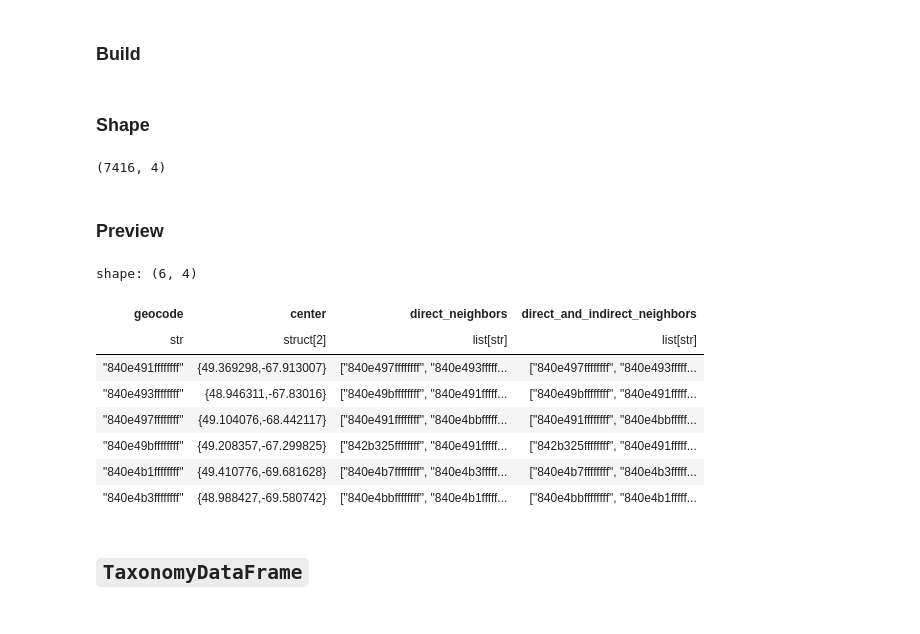
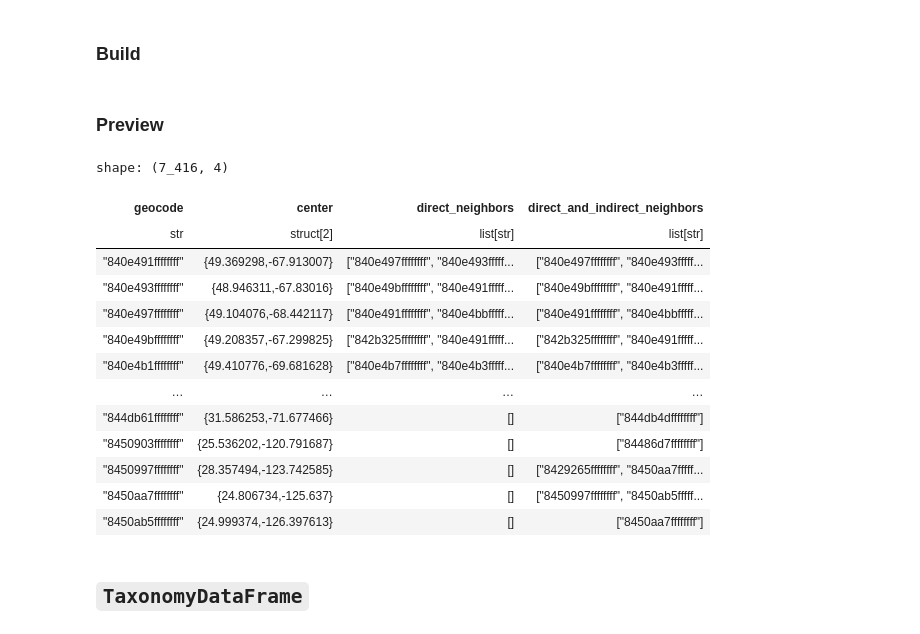
Before and after one commit to frewsxcv/citizen-science-bioregionalization, a Jupyter notebook: Workspace.ipynb, the cells around one changed output. Saved outputs shown, nothing was run; the diff lists cells and outputs as text; code cells hidden in the pictures.

```diff
--- a/Workspace.ipynb
+++ b/Workspace.ipynb
@@ -53,26 +61,25 @@ geocode_dataframe = GeocodeDataFrame.build(
     darwin_core_csv_lazy_frame,
     geocode_precision,
 )
-# %% [markdown]
-### Shape
-# %%
-geocode_dataframe.df.shape
-# %% [output]
-(7416, 4)
 # %% [markdown]
 ### Preview
 # %%
-geocode_dataframe.df.limit(6)
+geocode_dataframe.df
 # %% [output]
-shape: (6, 4)
+shape: (7_416, 4)
 | geocode | center | direct_neighbors | direct_and_indirect_neighbors |
 | str | struct[2] | list[str] | list[str] |
 | "840e491ffffffff" | {49.369298,-67.913007} | ["840e497ffffffff", "840e493fffff... | ["840e497ffffffff", "840e493fffff... |
 | "840e493ffffffff" | {48.946311,-67.83016} | ["840e49bffffffff", "840e491fffff... | ["840e49bffffffff", "840e491fffff... |
 | "840e497ffffffff" | {49.104076,-68.442117} | ["840e491ffffffff", "840e4bbfffff... | ["840e491ffffffff", "840e4bbfffff... |
 | "840e49bffffffff" | {49.208357,-67.299825} | ["842b325ffffffff", "840e491fffff... | ["842b325ffffffff", "840e491fffff... |
 | "840e4b1ffffffff" | {49.410776,-69.681628} | ["840e4b7ffffffff", "840e4b3fffff... | ["840e4b7ffffffff", "840e4b3fffff... |
-| "840e4b3ffffffff" | {48.988427,-69.580742} | ["840e4bbffffffff", "840e4b1fffff... | ["840e4bbffffffff", "840e4b1fffff... |
+| … | … | … | … |
+| "844db61ffffffff" | {31.586253,-71.677466} | [] | ["844db4dffffffff"] |
+| "8450903ffffffff" | {25.536202,-120.791687} | [] | ["84486d7ffffffff"] |
+| "8450997ffffffff" | {28.357494,-123.742585} | [] | ["8429265ffffffff", "8450aa7fffff... |
+| "8450aa7ffffffff" | {24.806734,-125.637} | [] | ["8450997ffffffff", "8450ab5fffff... |
+| "8450ab5ffffffff" | {24.999374,-126.397613} | [] | ["8450aa7ffffffff"] |
 # %% [markdown]
 ## `TaxonomyDataFrame`
 # %% [markdown]
```
Also changed, not shown: parts of 26 cells of this notebook.
